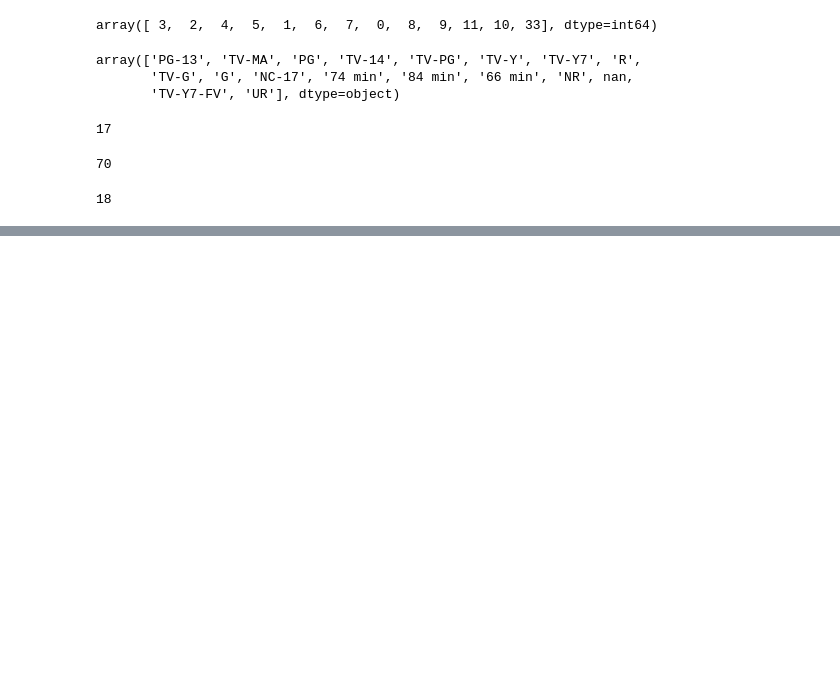
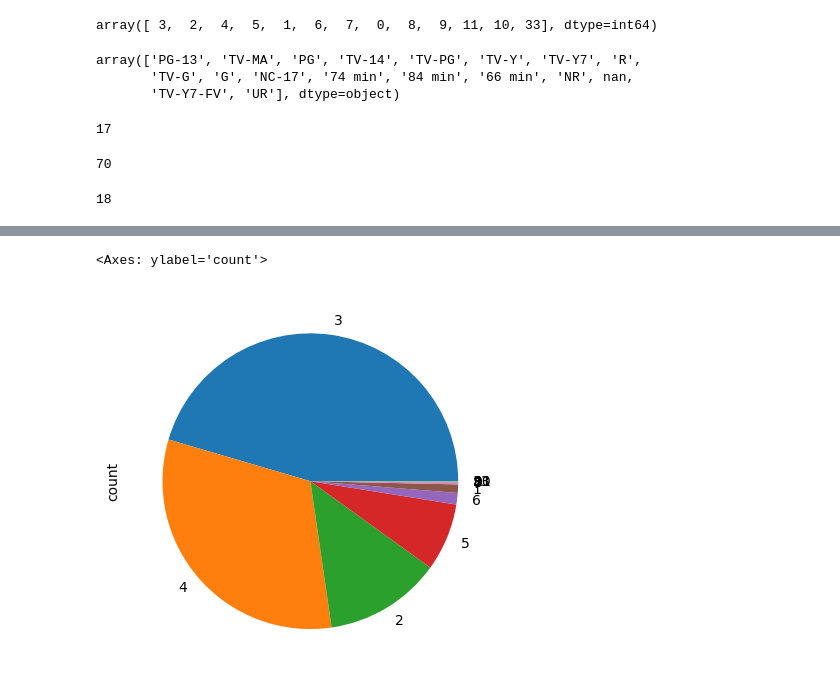
Before and after one commit to farhanaqaei/DataAnalysis, a Jupyter notebook: 4_Series&Columns/LearningBook.ipynb, the cells around one changed output, grey strips where cells are left out. Cells and saved outputs as stored; diff of their text form; code cells hidden in the pictures; blank space fills up the shorter version.

```diff
--- a/4_Series&Columns/LearningBook.ipynb
+++ b/4_Series&Columns/LearningBook.ipynb
@@ -229,0 +466,5 @@ netflix.rating.nunique(dropna=False)
+# %%
+houses.bedrooms.value_counts().plot(kind="pie")
+# %% [output]
+<Axes: ylabel='count'>
+[figure, added]
```
Also changed, not shown: parts of 26 cells of this notebook.
